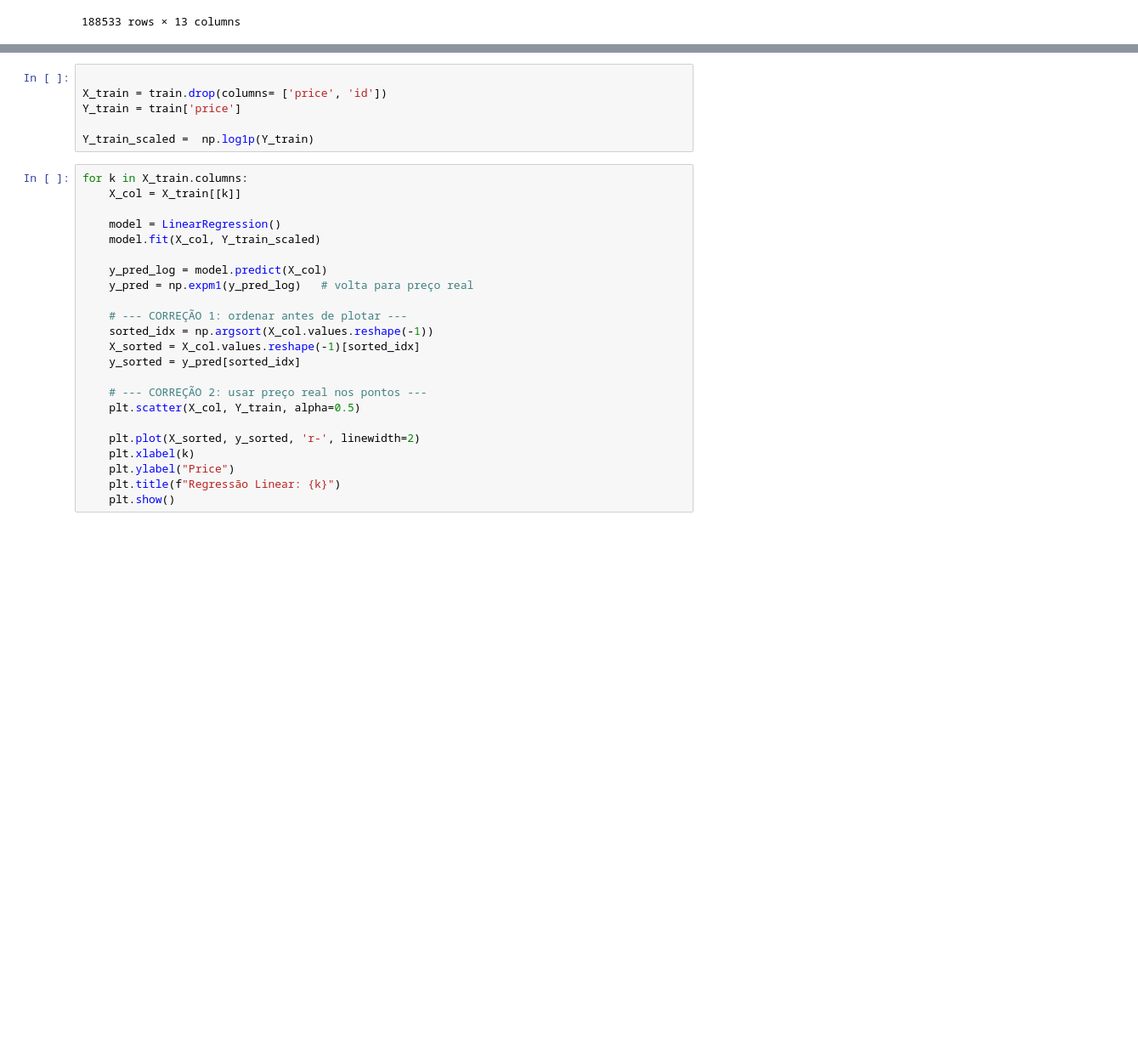
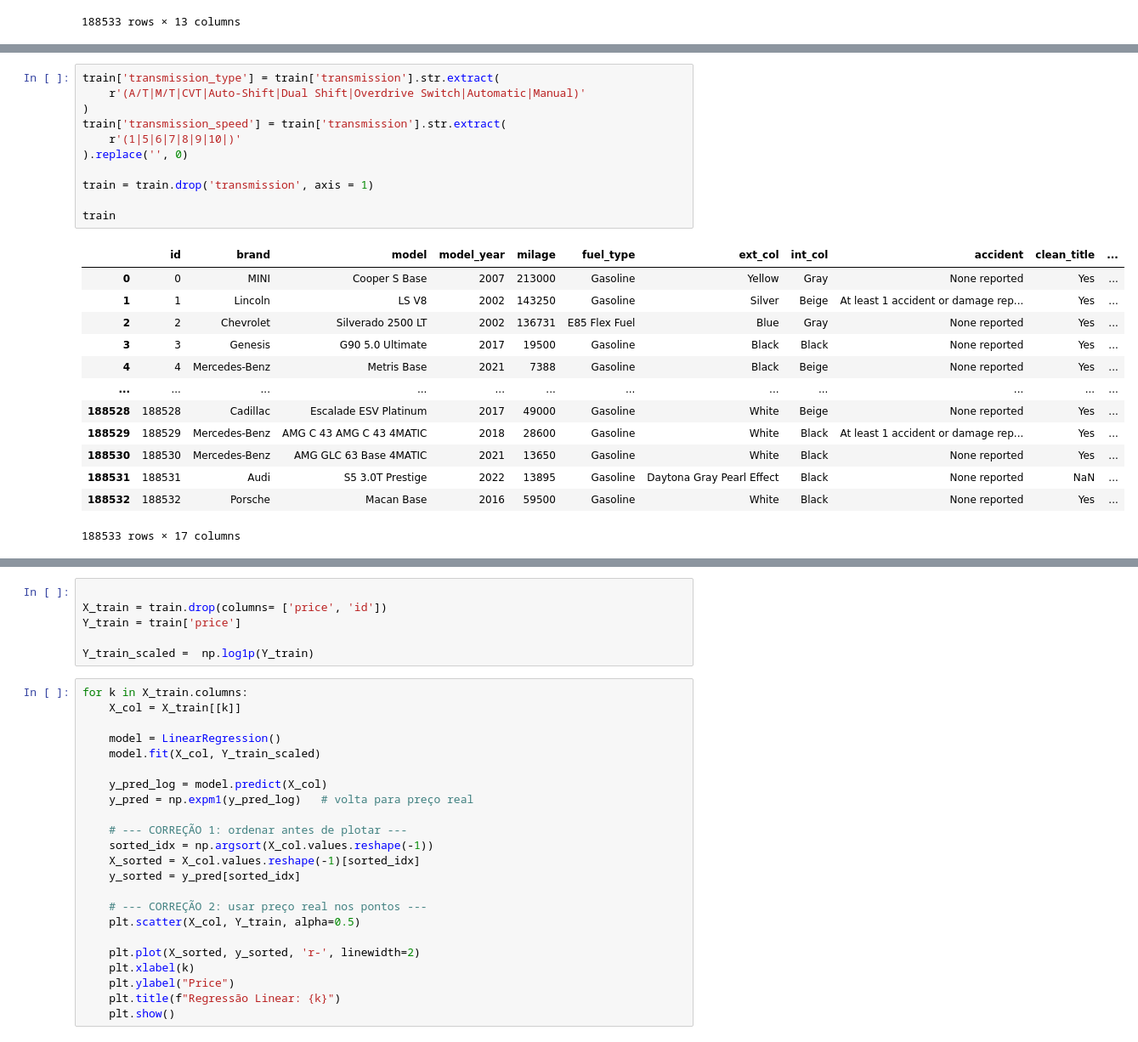
Before and after one commit to ThaylaalyahT/AA_TP1, a Jupyter notebook: car_price_prediction_test.ipynb, the cells around one changed output, grey strips where cells are left out. Shown: that part at 85% size. Drawn from its saved outputs; the diff is of its cells as text; blank space fills up the shorter version.

```diff
--- a/car_price_prediction_test.ipynb
+++ b/car_price_prediction_test.ipynb
@@ -66,6 +67,31 @@ train
 | 188531 | 188531 | Audi | S5 3.0T Prestige | 2022 | 13895 | Gasoline | 1-Speed Automatic | Daytona Gray Pearl Effect | Black | None reported | ... |
 | 188532 | 188532 | Porsche | Macan Base | 2016 | 59500 | Gasoline | Transmission w/Dual Shift Mode | White | Black | None reported | ... |
 188533 rows × 16 columns
+# %%
+train['transmission_type'] = train['transmission'].str.extract(
+    r'(A/T|M/T|CVT|Auto-Shift|Dual Shift|Overdrive Switch|Automatic|Manual)'
+)
+train['transmission_speed'] = train['transmission'].str.extract(
+    r'(1|5|6|7|8|9|10|)'
+).replace('', 0)
+
+train = train.drop('transmission', axis = 1)
+
+train
+# %% [output]
+|  | id | brand | model | model_year | milage | fuel_type | ext_col | int_col | accident | clean_title | ... |
+| 0 | 0 | MINI | Cooper S Base | 2007 | 213000 | Gasoline | Yellow | Gray | None reported | Yes | ... |
+| 1 | 1 | Lincoln | LS V8 | 2002 | 143250 | Gasoline | Silver | Beige | At least 1 accident or damage rep... | Yes | ... |
+| 2 | 2 | Chevrolet | Silverado 2500 LT | 2002 | 136731 | E85 Flex Fuel | Blue | Gray | None reported | Yes | ... |
+| 3 | 3 | Genesis | G90 5.0 Ultimate | 2017 | 19500 | Gasoline | Black | Black | None reported | Yes | ... |
+| 4 | 4 | Mercedes-Benz | Metris Base | 2021 | 7388 | Gasoline | Black | Beige | None reported | Yes | ... |
+| ... | ... | ... | ... | ... | ... | ... | ... | ... | ... | ... | ... |
+| 188528 | 188528 | Cadillac | Escalade ESV Platinum | 2017 | 49000 | Gasoline | White | Beige | None reported | Yes | ... |
+| 188529 | 188529 | Mercedes-Benz | AMG C 43 AMG C 43 4MATIC | 2018 | 28600 | Gasoline | White | Black | At least 1 accident or damage rep... | Yes | ... |
+| 188530 | 188530 | Mercedes-Benz | AMG GLC 63 Base 4MATIC | 2021 | 13650 | Gasoline | White | Black | None reported | Yes | ... |
+| 188531 | 188531 | Audi | S5 3.0T Prestige | 2022 | 13895 | Gasoline | Daytona Gray Pearl Effect | Black | None reported | NaN | ... |
+| 188532 | 188532 | Porsche | Macan Base | 2016 | 59500 | Gasoline | White | Black | None reported | Yes | ... |
+188533 rows × 17 columns
 # %%
 # preenche missing values e células com '–'
 
```
Also changed, not shown: parts of 5 cells of this notebook.
